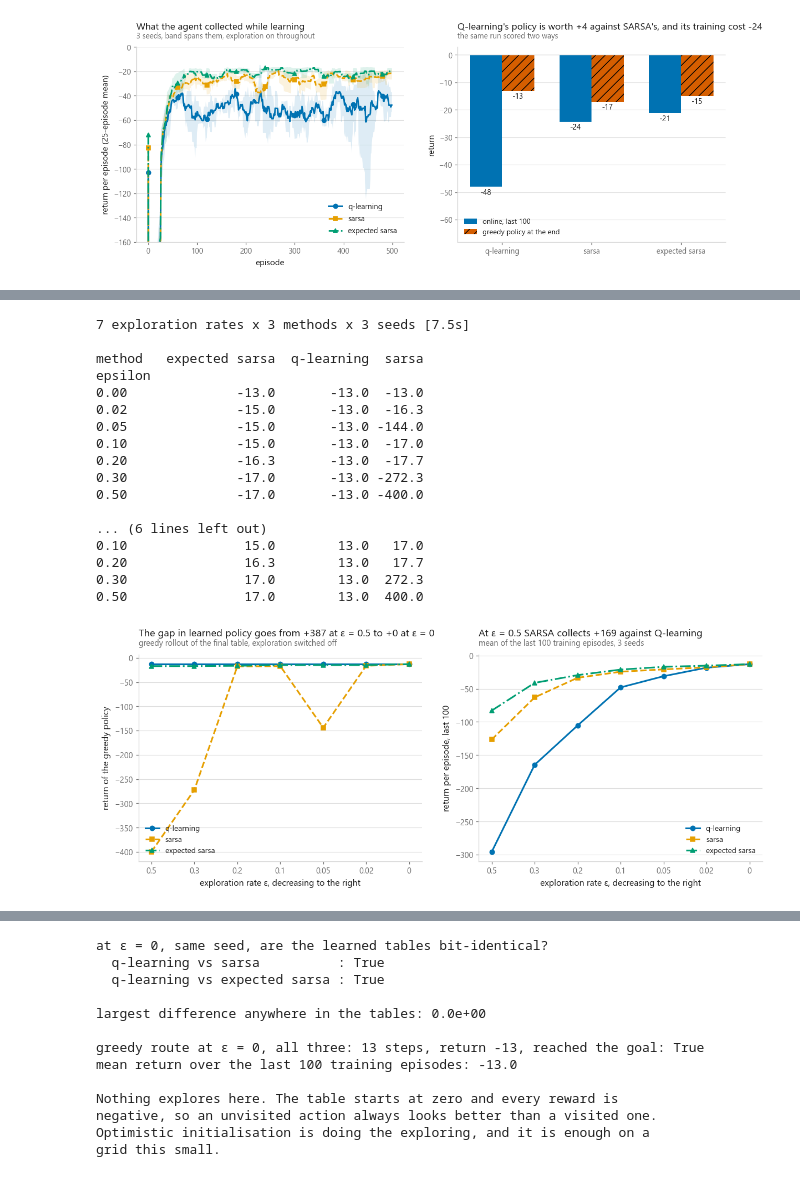
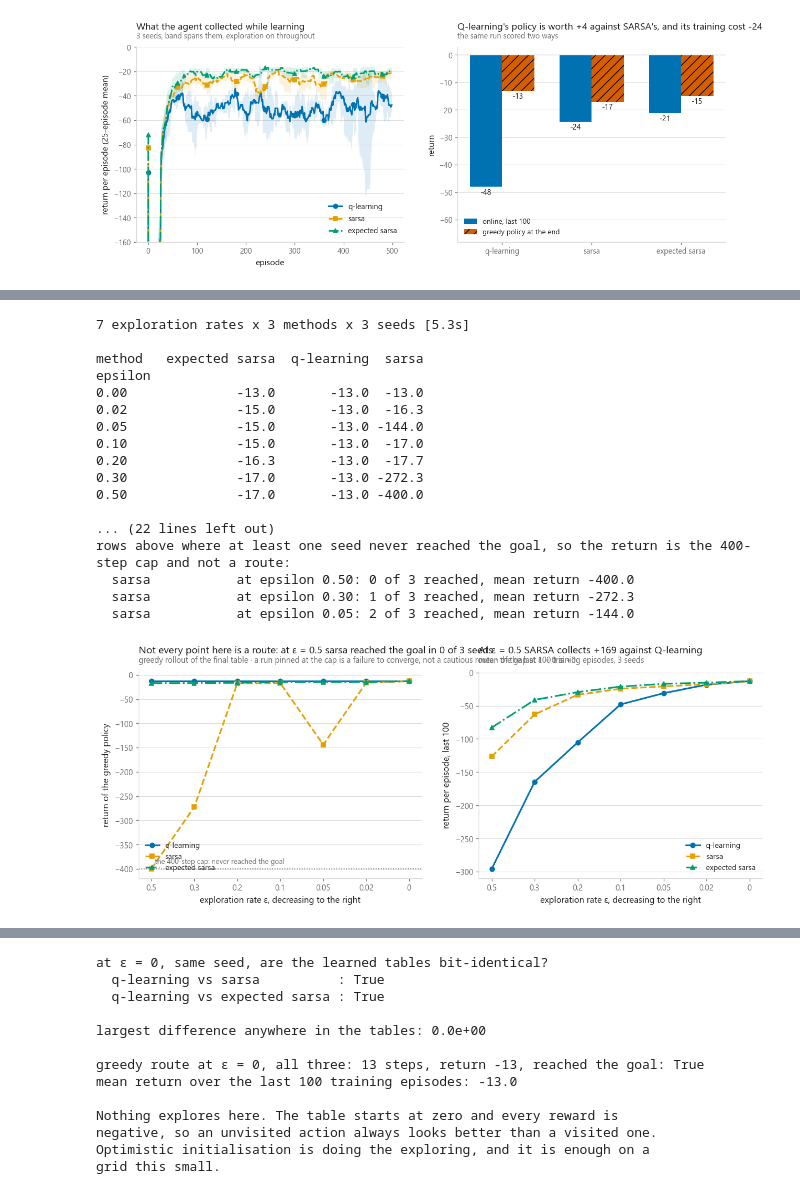
Before and after one commit to ELounissi/open-ml-notebooks, a Jupyter notebook: 11-reinforcement-learning/05-sarsa/notebook.ipynb, the cells around one changed output, grey strips where cells are left out. Cells and saved outputs as stored; diff of their text form; code cells hidden in the pictures.

```diff
--- a/11-reinforcement-learning/05-sarsa/notebook.ipynb
+++ b/11-reinforcement-learning/05-sarsa/notebook.ipynb
@@ -657,6 +668,10 @@ for epsilon in EPSILONS:
         sweep.append({"epsilon": epsilon, "method": method,
                       "greedy return": np.mean([g["return"] for g in greedy]),
                       "greedy steps": np.mean([g["steps"] for g in greedy]),
+                      # A rollout that never reaches the goal is not a route. Its
+                      # return is the step cap, and averaging it with real routes
+                      # produces a number that describes neither.
+                      "seeds reaching the goal": sum(g["reached"] for g in greedy),
                       "online, last 100": np.mean(online)})
 sweep = pd.DataFrame(sweep)
 print(f"{len(EPSILONS)} exploration rates x {len(METHODS)} methods x {len(SEEDS)} seeds "
@@ -666,8 +681,22 @@ print(sweep.pivot(index="epsilon", columns="method", values="greedy return")
 print("\ngreedy route length in steps")
 print(sweep.pivot(index="epsilon", columns="method", values="greedy steps")
       .to_string(float_format="{:.1f}".format))
+print(f"\nseeds out of {len(SEEDS)} whose greedy policy reached the goal at all")
+print(sweep.pivot(index="epsilon", columns="method",
+                  values="seeds reaching the goal").to_string())
+
+failures = sweep[sweep["seeds reaching the goal"] < len(SEEDS)]
+if len(failures):
+    print(f"\nrows above where at least one seed never reached the goal, so the "
+          f"return is the {ROLLOUT_CAP}-step cap and not a route:")
+    for _, row in failures.iterrows():
+        print(f"  {row['method']:<15} at epsilon {row['epsilon']:.2f}: "
+              f"{int(row['seeds reaching the goal'])} of {len(SEEDS)} reached, "
+              f"mean return {row['greedy return']:.1f}")
+else:
+    print("\nevery greedy policy in the sweep reached the goal")
 # %% [output]
-7 exploration rates x 3 methods x 3 seeds [7.5s]
+7 exploration rates x 3 methods x 3 seeds [5.3s]
 
 method   expected sarsa  q-learning  sarsa
 epsilon
@@ -679,40 +708,56 @@ epsilon
 0.30              -17.0       -13.0 -272.3
 0.50              -17.0       -13.0 -400.0
 
-... (6 lines left out)
-0.10               15.0        13.0   17.0
-0.20               16.3        13.0   17.7
-0.30               17.0        13.0  272.3
-0.50               17.0        13.0  400.0
+... (22 lines left out)
+rows above where at least one seed never reached the goal, so the return is the 400-step cap and not a route:
+  sarsa           at epsilon 0.50: 0 of 3 reached, mean return -400.0
+  sarsa           at epsilon 0.30: 1 of 3 reached, mean return -272.3
+  sarsa           at epsilon 0.05: 2 of 3 reached, mean return -144.0
 # %%
 fig, axes = plt.subplots(1, 2, figsize=(13.2, 4.4))
 x = np.arange(len(EPSILONS))
 
 for ax, column, label, where in [
         (axes[0], "greedy return", "return of the greedy policy", "lower left"),
         (axes[1], "online, last 100", "return per episode, last 100", "lower right")]:
     for i, method in enumerate(METHODS):
         series = sweep[sweep["method"] == method].set_index("epsilon").loc[EPSILONS, column]
         ax.plot(x, series.to_numpy(), color=style.PALETTE[i], lw=2.0, ls=style.DASHES[i],
                 marker=style.MARKERS[i], label=method)
     ax.set_xticks(x, [f"{e:g}" for e in EPSILONS])
     ax.set_xlabel("exploration rate ε, decreasing to the right")
     ax.set_ylabel(label)
     ax.legend(loc=where, fontsize=9)
 
+axes[0].axhline(-ROLLOUT_CAP, color=style.MUTED, lw=1.1, ls=":")
+axes[0].annotate(f"the {ROLLOUT_CAP}-step cap: never reached the goal",
+                 xy=(0, -ROLLOUT_CAP), xytext=(4, 6), textcoords="offset points",
+                 fontsize=8.5, color=style.MUTED)
+
 gaps = sweep.pivot(index="epsilon", columns="method", values="greedy return")
 online_gaps = sweep.pivot(index="epsilon", columns="method", values="online, last 100")
 gap_high = float(gaps.loc[EPSILONS[0], "q-learning"] - gaps.loc[EPSILONS[0], "sarsa"])
 gap_low = float(gaps.loc[0.0, "q-learning"] - gaps.loc[0.0, "sarsa"])
 online_high = float(online_gaps.loc[EPSILONS[0], "sarsa"]
                     - online_gaps.loc[EPSILONS[0], "q-learning"])
-style.title(axes[0],
-            f"The gap in learned policy goes from {gap_high:+.0f} at ε = {EPSILONS[0]:g} "
-            f"to {gap_low:+.0f} at ε = 0",
-            "greedy rollout of the final table, exploration switched off")
+
+capped = sweep[sweep["seeds reaching the goal"] < len(SEEDS)]
+if len(capped):
+    worst = capped.sort_values("epsilon", ascending=False).iloc[0]
+    head_left = (f"Not every point here is a route: at ε = {worst['epsilon']:g} "
+                 f"{worst['method']} reached the goal in "
+                 f"{int(worst['seeds reaching the goal'])} of {len(SEEDS)} seeds")
+    sub_left = (f"greedy rollout of the final table · a run pinned at the cap is a "
+                f"failure to converge, not a cautious route · the gap at ε = 0 is "
+                f"{gap_low:+.0f}")
+else:
+    head_left = (f"The gap in learned policy goes from {gap_high:+.0f} at "
+                 f"ε = {EPSILONS[0]:g} to {gap_low:+.0f} at ε = 0")
+    sub_left = "greedy rollout of the final table, exploration switched off"
+style.title(axes[0], head_left, sub_left)
 style.title(axes[1],
             f"At ε = {EPSILONS[0]:g} SARSA collects {online_high:+.0f} against Q-learning",
             f"mean of the last 100 training episodes, {len(SEEDS)} seeds")
 style.save(fig, FIG / "fig-04-epsilon-sweep.png")
 # %% [output]
-[figure, old version]
+[figure, new version]
```
Also changed, not shown: parts of 7 cells of this notebook, 8 other files.
